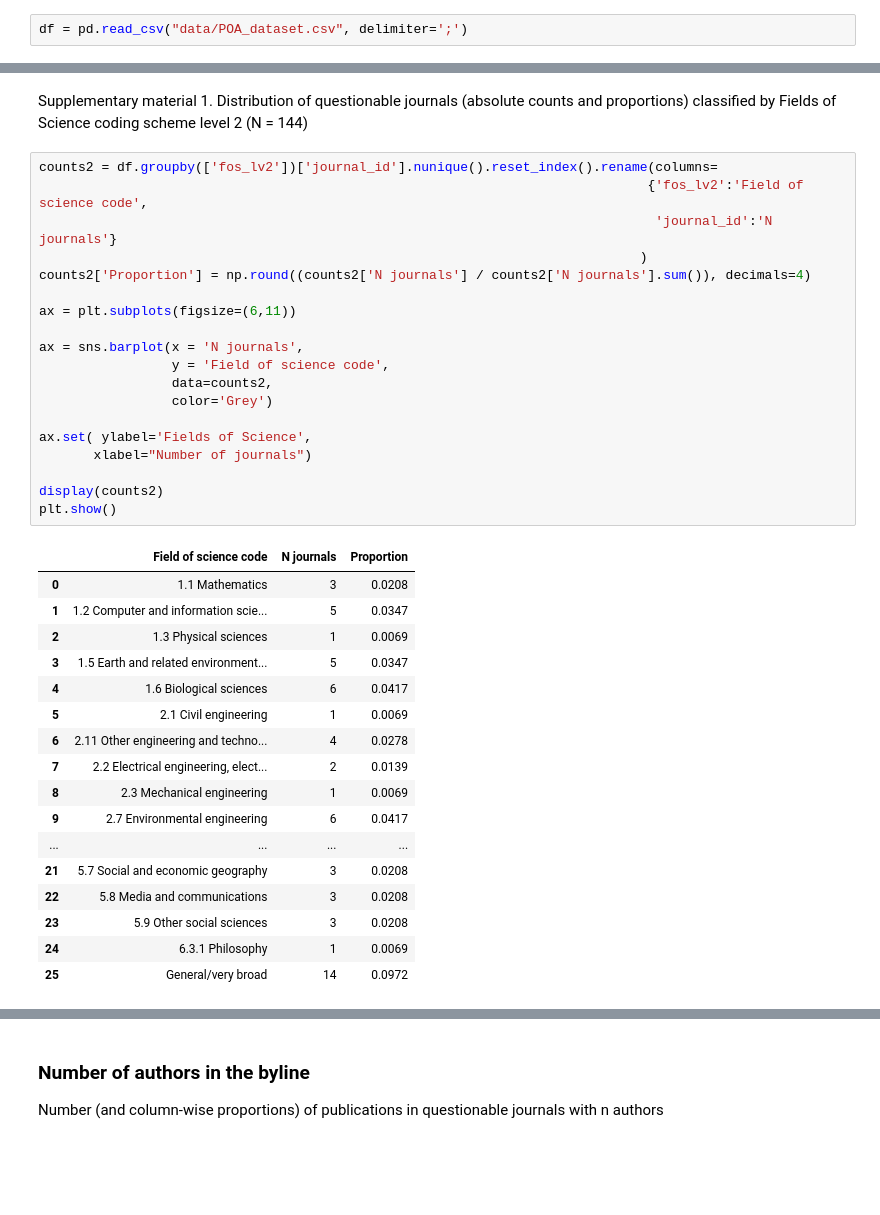
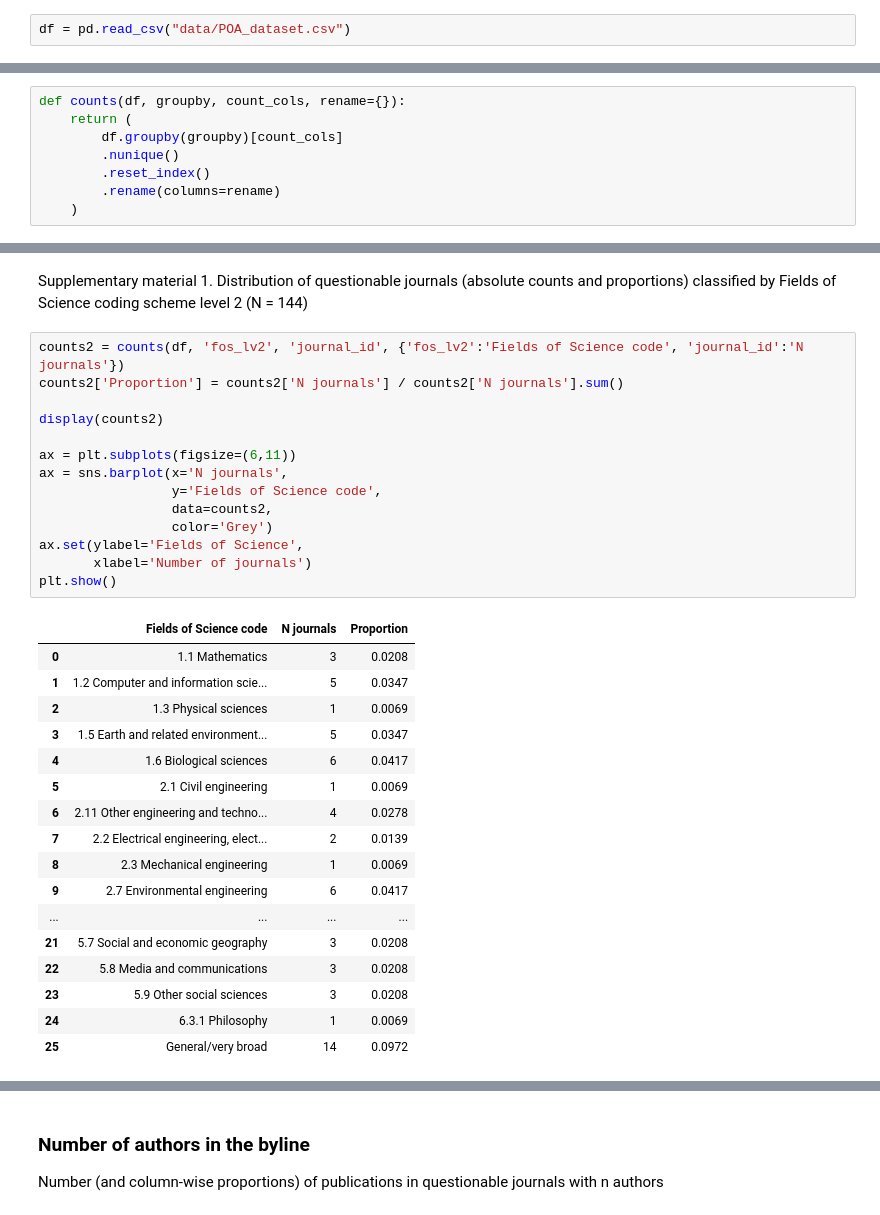
Before and after one commit to JoshuaE1/Questionable-journals-in-PRFS, a Jupyter notebook: POA_analysis.ipynb, the cells around one changed output, grey strips where cells are left out. Cells and saved outputs as stored; diff of their text form; blank space fills up the shorter version.

```diff
--- a/POA_analysis.ipynb
+++ b/POA_analysis.ipynb
@@ -31,7 +29,7 @@ warnings.filterwarnings('ignore')
 # %% [markdown]
 ## Description of data
 # %%
-df = pd.read_csv("data/POA_dataset.csv", delimiter=';')
+df = pd.read_csv("data/POA_dataset.csv")
 # %%
 # Which columns are stored?
 df.columns
@@ -87 +89,9 @@ The number of articles: 210
+# %%
+def counts(df, groupby, count_cols, rename={}):
+    return (
+        df.groupby(groupby)[count_cols]
+        .nunique()
+        .reset_index()
+        .rename(columns=rename)
+    )
 # %% [markdown]
@@ -145,26 +150,21 @@ plt.show()
 # %% [markdown]
 Supplementary material 1. Distribution of questionable journals (absolute counts and proportions) classified by Fields of Science coding scheme level 2 (N = 144)
 # %%
-counts2 = df.groupby(['fos_lv2'])['journal_id'].nunique().reset_index().rename(columns=
-                                                                              {'fos_lv2':'Field of science code',
-                                                                               'journal_id':'N journals'}
-                                                                             )
-counts2['Proportion'] = np.round((counts2['N journals'] / counts2['N journals'].sum()), decimals=4)
+counts2 = counts(df, 'fos_lv2', 'journal_id', {'fos_lv2':'Fields of Science code', 'journal_id':'N journals'})
+counts2['Proportion'] = counts2['N journals'] / counts2['N journals'].sum()
+
+display(counts2)
 
 ax = plt.subplots(figsize=(6,11))
-
-ax = sns.barplot(x = 'N journals',
-                 y = 'Field of science code',
+ax = sns.barplot(x='N journals',
+                 y='Fields of Science code',
                  data=counts2,
                  color='Grey')
-
-ax.set( ylabel='Fields of Science',
-       xlabel="Number of journals")
-
-display(counts2)
+ax.set(ylabel='Fields of Science',
+       xlabel='Number of journals')
 plt.show()
 # %% [output]
-|  | Field of science code | N journals | Proportion |
+|  | Fields of Science code | N journals | Proportion |
 | 0 | 1.1 Mathematics | 3 | 0.0208 |
 | 1 | 1.2 Computer and information scie... | 5 | 0.0347 |
 | 2 | 1.3 Physical sciences | 1 | 0.0069 |
```
Also changed, not shown: parts of 10 cells of this notebook.
